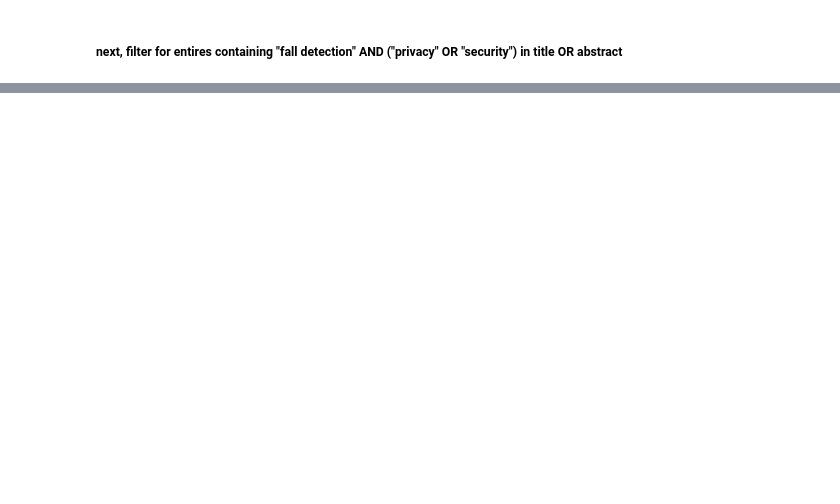
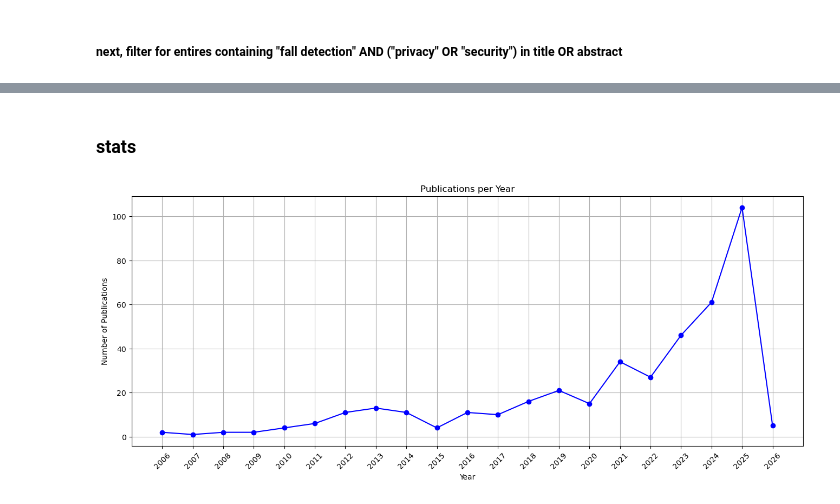
Before and after one commit to AichaNT/bachelor_thesis, a Jupyter notebook: EDA.ipynb, the cells around one changed output, grey strips where cells are left out. Saved outputs shown, nothing was run; the diff lists cells and outputs as text; code cells hidden in the pictures; blank space fills up the shorter version.

Commit message:
feat(eda): doing eda and creating plot for publications per year

```diff
--- a/EDA.ipynb
+++ b/EDA.ipynb
@@ -110,0 +189,4 @@ def filter_title_abstract(df, column_names):
+# %%
+acm_final_filtered = acm_final[selected_acm_cols].copy()
+ieee_final_filtered = ieee_final[selected_ieee_cols].copy()
+sd_final_filtered = sd_final[selected_sd_cols].copy()
@@ -110,0 +247,11 @@ def filter_title_abstract(df, column_names):
+# %%
+# ScienceDirect
+sd_final_filtered = sd_final_filtered.rename(columns={
+    "year": "Year",
+    "keywords": "Keywords",
+    "source": "Source",
+})
+
+sd_final_filtered["Keywords"] = sd_final_filtered["Keywords"].apply(keywords_to_list)
+
+sd_final_filtered.head()
@@ -110,0 +265,7 @@ def filter_title_abstract(df, column_names):
+# %%
+all_data = pd.concat(
+    [acm_final_filtered, ieee_final_filtered, sd_final_filtered],
+    ignore_index=True  # reset the index
+)
+
+all_data.head()
@@ -110,0 +279,27 @@ def filter_title_abstract(df, column_names):
+# %% [markdown]
+### stats
+# %%
+
+# Ensure 'Year' is numeric
+all_data["Year"] = pd.to_numeric(all_data["Year"], errors="coerce")
+
+# Convert to integer
+all_data["Year"] = all_data["Year"].astype(int)
+
+# Group by year and count
+year_counts = all_data.groupby("Year").size()
+
+# Plot
+plt.figure(figsize=(16,6))
+plt.plot(year_counts.index, year_counts.values, marker='o', linestyle='-', color='blue')
+plt.xticks(year_counts.index, rotation=45)  # integer years on x-axis
+plt.xlabel("Year")
+plt.ylabel("Number of Publications")
+plt.title("Publications per Year")
+plt.grid(True)
+
+plt.savefig("data/img/publications_per_year.png", bbox_inches = "tight")
+
+plt.show()
+# %% [output]
+[figure, added]
```
Also changed, not shown: parts of 22 cells of this notebook, 6 other files.
